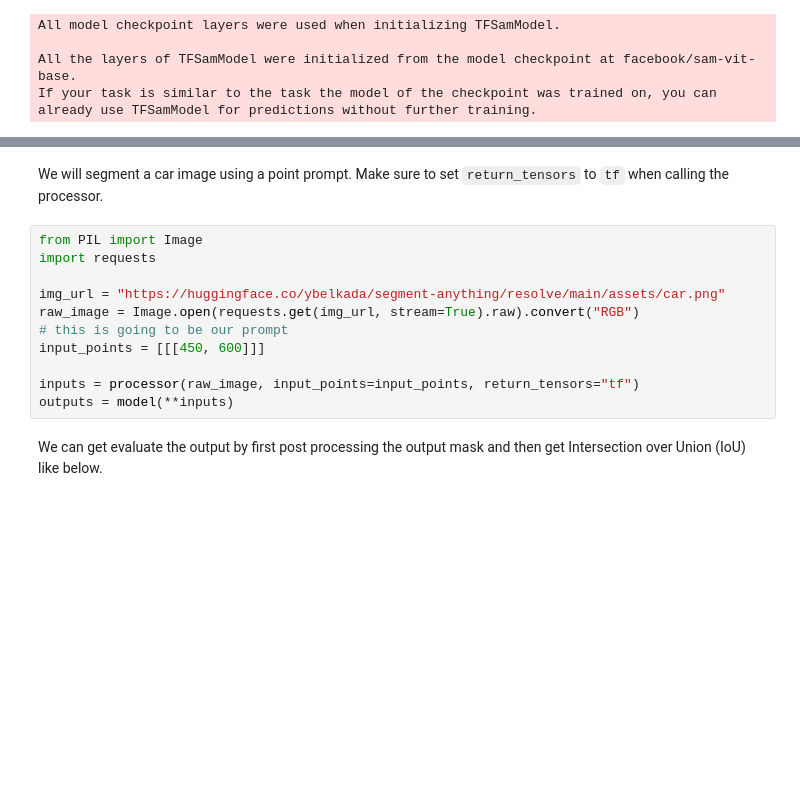
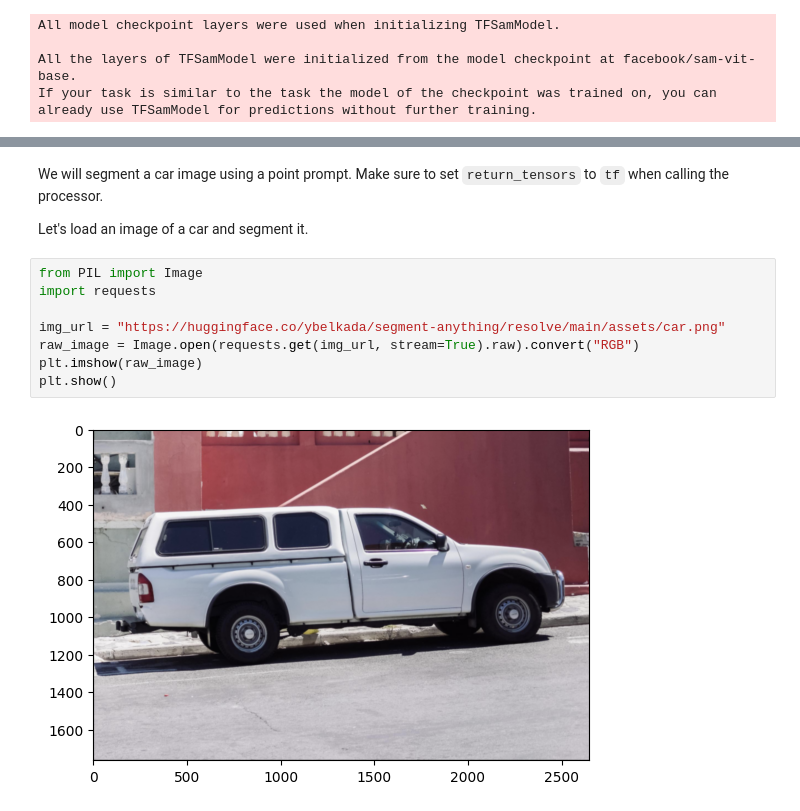
Before and after one commit to merveenoyan/example_notebooks, a Jupyter notebook: SAM.ipynb, the cells around one changed output, grey strips where cells are left out. Saved outputs shown, nothing was run; the diff lists cells and outputs as text; blank space fills up the shorter version.

```diff
--- a/SAM.ipynb
+++ b/SAM.ipynb
@@ -25,15 +164,14 @@ If your task is similar to the task the model of the checkpoint was trained on,
 # %% [markdown]
 We will segment a car image using a point prompt. Make sure to set `return_tensors` to `tf` when calling the processor.
+
+Let's load an image of a car and segment it.
 # %%
 from PIL import Image
 import requests
 
 img_url = "https://huggingface.co/ybelkada/segment-anything/resolve/main/assets/car.png"
 raw_image = Image.open(requests.get(img_url, stream=True).raw).convert("RGB")
-# this is going to be our prompt
-input_points = [[[450, 600]]]
-
-inputs = processor(raw_image, input_points=input_points, return_tensors="tf")
-outputs = model(**inputs)
+plt.imshow(raw_image)
+plt.show()
+# %% [output]
+[figure, added]
-# %% [markdown]
-We can get evaluate the output by first post processing the output mask and then get Intersection over Union (IoU) like below.
```
Also changed, not shown: parts of 42 cells of this notebook.
